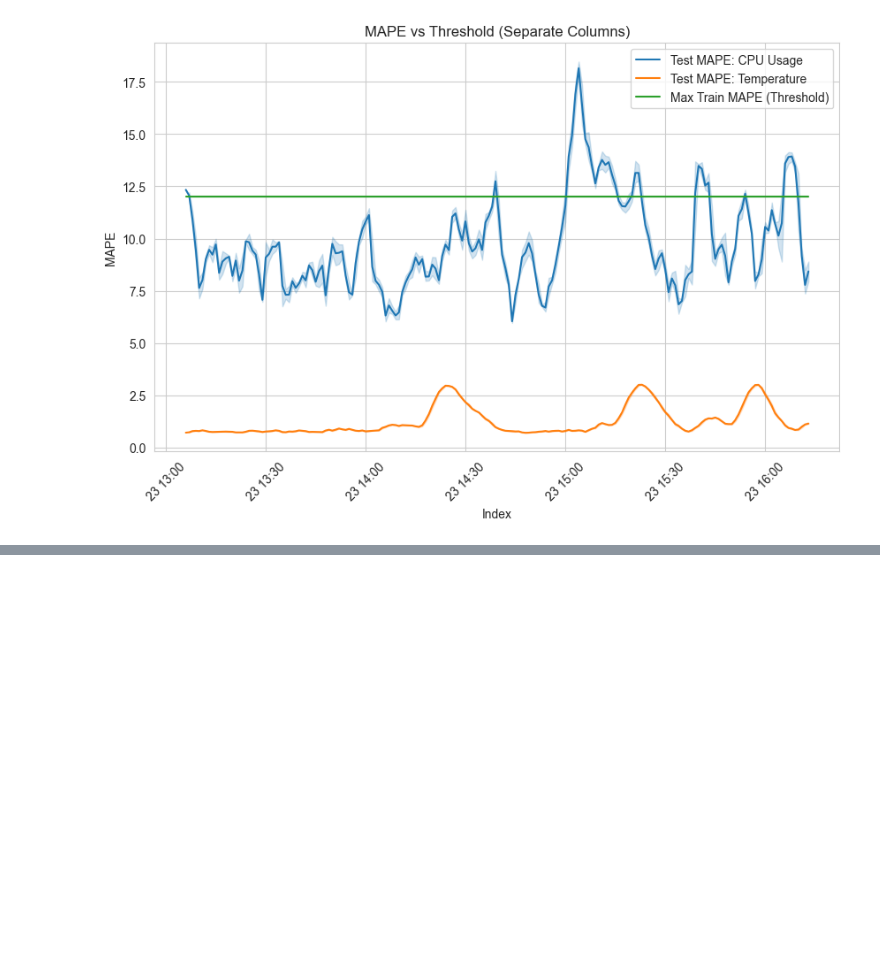
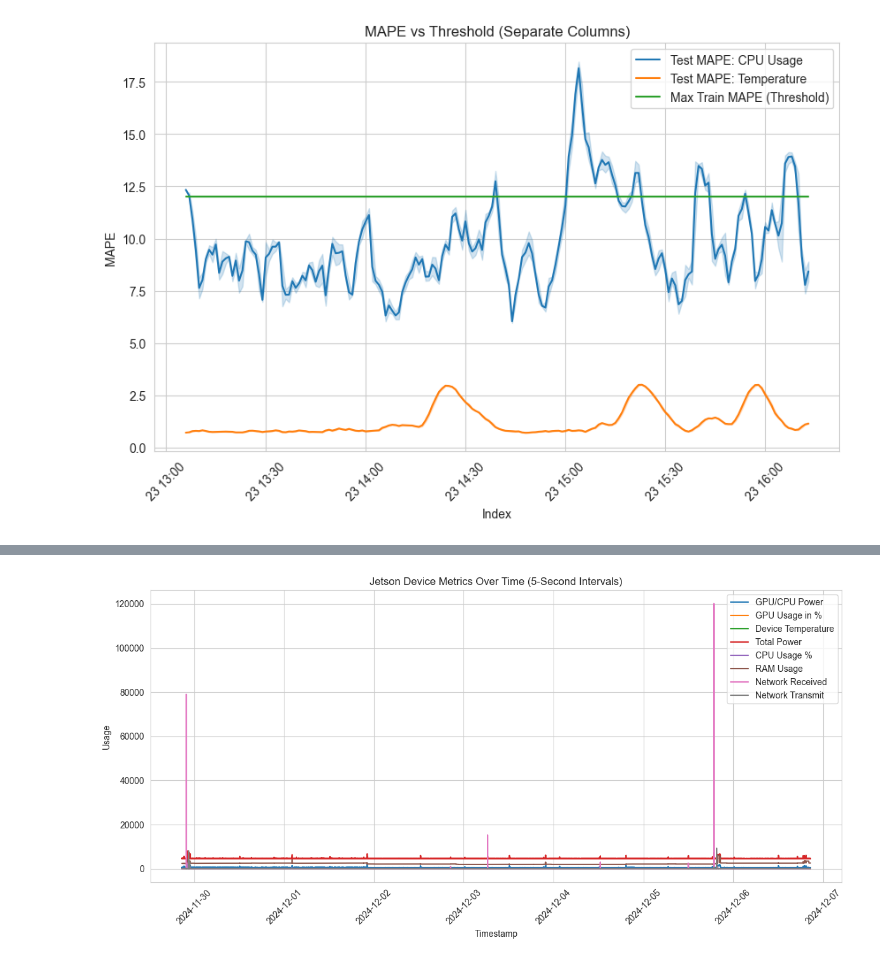
Before and after one commit to DECSResearch/Attack-Classification---Metrics-based, a Jupyter notebook: data analysis.ipynb, the cells around one changed output, grey strips where cells are left out. Cells and saved outputs as stored; diff of their text form; code cells hidden in the pictures; blank space fills up the shorter version.

```diff
--- a/data analysis.ipynb
+++ b/data analysis.ipynb
@@ -514,3 +514,65 @@ plt.legend()
 plt.show()
 # %% [output]
 [figure]
+# %%
+import numpy as np
+import random
+import pandas as pd
+import tensorflow as tf
+import matplotlib.pyplot as plt
+import seaborn as sns
+
+# Set random seed
+np.random.seed(42)
+random.seed(42)
+tf.random.set_seed(42)
+
+# Load the dataset
+data1 = pd.read_csv('FL_client/src/Train_data/NANO08/Nano08.csv')
+dataframe = data1
+
+# Convert 'timestamp' column to datetime
+dataframe['timestamp'] = pd.to_datetime(dataframe['timestamp'])
+
+# Filter relevant columns
+df = dataframe[['timestamp', 'jetson_vdd_cpu_gpu_cv_mw', 'jetson_gpu_usage_percent', 'jetson_board_temperature_celsius', 'jetson_vdd_in_mw', 'jetson_cpu_usage_percent',
+                'jetson_ram_usage_mb', 'node_network_receive_bytes_total_KBps', 'node_network_transmit_bytes_total_KBps']]
+df.set_index('timestamp', inplace=True)
+
+# Replace zero values with 0.01
+df.replace(0, 0.01, inplace=True)
+
+# Count the number of rows where zero values were replaced with 0.01
+num_rows_with_zero_replaced = len(df[(df == 0.01).any(axis=1)])
+print(f"Number of rows where zero values were replaced: {num_rows_with_zero_replaced}")
+
+# Check if there are any remaining zero values
+remaining_zeros = df[(df == 0).any(axis=1)]
+print(f"Remaining rows with zero values: {len(remaining_zeros)}")
+
+# Print start and end date
+print("Start date is:", df.index.min())
+print("End date is:", df.index.max())
+
+# Filter data to include only rows with timestamps at 5-second intervals
+df_5_sec = df[df.index.second % 5 == 0]
+
+# Create the line plot for every 5-second data
+plt.figure(figsize=(12, 6))
+sns.lineplot(x=df_5_sec.index, y='jetson_vdd_cpu_gpu_cv_mw', data=df_5_sec, label='GPU/CPU Power')
+sns.lineplot(x=df_5_sec.index, y='jetson_gpu_usage_percent', data=df_5_sec, label='GPU Usage in %')
+sns.lineplot(x=df_5_sec.index, y='jetson_board_temperature_celsius', data=df_5_sec, label='Device Temperature')
+sns.lineplot(x=df_5_sec.index, y='jetson_vdd_in_mw', data=df_5_sec, label='Total Power')
+sns.lineplot(x=df_5_sec.index, y='jetson_cpu_usage_percent', data=df_5_sec, label='CPU Usage %')
+sns.lineplot(x=df_5_sec.index, y='jetson_ram_usage_mb', data=df_5_sec, label='RAM Usage')
+sns.lineplot(x=df_5_sec.index, y='node_network_receive_bytes_total_KBps', data=df_5_sec, label='Network Received')
+sns.lineplot(x=df_5_sec.index, y='node_network_transmit_bytes_total_KBps', data=df_5_sec, label='Network Transmit')
+plt.title('Jetson Device Metrics Over Time (5-Second Intervals)')
+plt.ylabel('Usage')
+plt.xlabel('Timestamp')
+plt.xticks(rotation=45)
+plt.gcf().set_facecolor('white')
+plt.legend()
+plt.tight_layout()
+plt.show()
+# %% [output]
@@ -516,0 +583 @@ plt.show()
+[figure, added]
```
Also changed, not shown: parts of 3 cells of this notebook, 2 other files.
